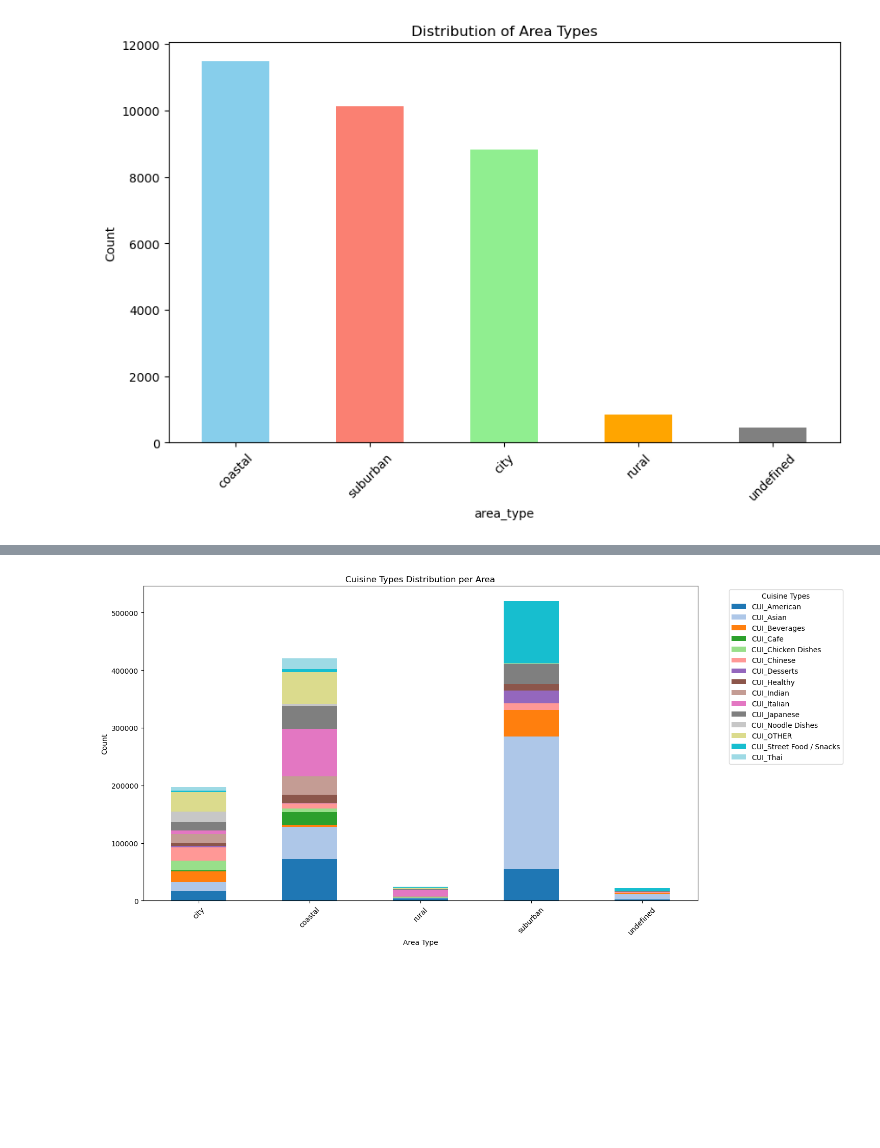
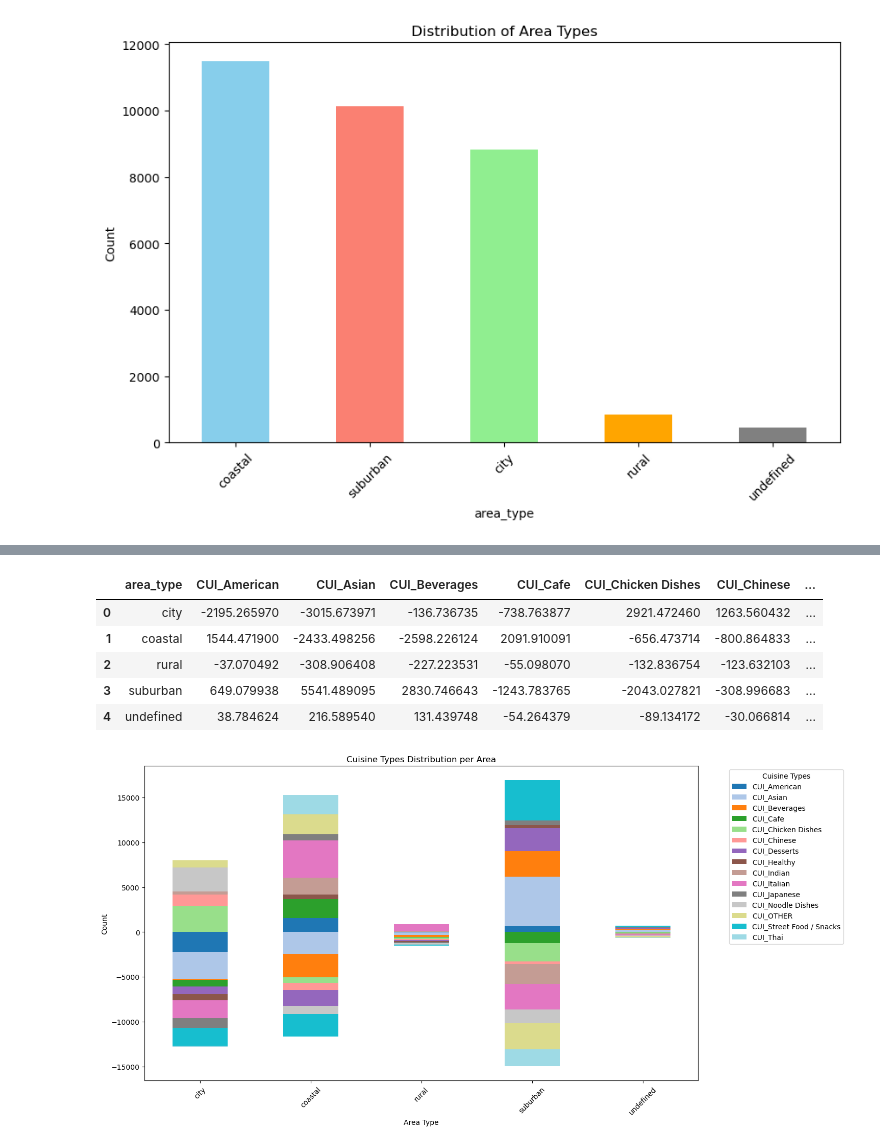
Before and after one commit to Benerugg/DM_Group50, a Jupyter notebook: src/notebooks/ZipCodes.ipynb, the cells around one changed output, grey strips where cells are left out. Saved outputs shown, nothing was run; the diff lists cells and outputs as text; code cells hidden in the pictures; blank space fills up the shorter version.

Commit message:
Caclulations with scaled data

```diff
--- a/src/notebooks/ZipCodes.ipynb
+++ b/src/notebooks/ZipCodes.ipynb
@@ -237,0 +239,14 @@ df_with_areas
+# %%
+from sklearn.preprocessing import StandardScaler
+
+# Select numerical columns to scale
+numerical_columns = df.select_dtypes(include=['int64', 'float64']).columns
+
+# Initialize the scaler
+scaler = StandardScaler()
+
+# Scale the numerical columns
+df[numerical_columns] = scaler.fit_transform(df[numerical_columns])
+
+# Display the scaled dataframe
+df.head()
@@ -295,20 +311,29 @@ plt.show()
 # %%
 # Calculate the sum of each cuisine type per area
 cuisine_columns = [col for col in df.columns if col.startswith('CUI_')]
 cuisine_per_area = df.groupby('area_type')[cuisine_columns].sum()
 
 # Plot the cuisine types per area
 cuisine_per_area.plot(kind='bar', stacked=True, figsize=(14, 8), colormap='tab20')
 plt.title('Cuisine Types Distribution per Area')
 plt.xlabel('Area Type')
 plt.ylabel('Count')
 plt.xticks(rotation=45)
 plt.legend(title='Cuisine Types', bbox_to_anchor=(1.05, 1), loc='upper left', ncol=2)
 plt.xticks(rotation=45)
 plt.legend(title='Cuisine Types', bbox_to_anchor=(1.05, 1), loc='upper left')
-plt.show()
+# Create a table for cuisine types per area
+cuisine_per_area_table = cuisine_per_area.reset_index()
+cuisine_per_area_table.columns = ['area_type'] + cuisine_columns
+cuisine_per_area_table
 # %% [output]
+|  | area_type | CUI_American | CUI_Asian | CUI_Beverages | CUI_Cafe | CUI_Chicken Dishes | CUI_Chinese | ... |
+| 0 | city | -2195.265970 | -3015.673971 | -136.736735 | -738.763877 | 2921.472460 | 1263.560432 | ... |
+| 1 | coastal | 1544.471900 | -2433.498256 | -2598.226124 | 2091.910091 | -656.473714 | -800.864833 | ... |
+| 2 | rural | -37.070492 | -308.906408 | -227.223531 | -55.098070 | -132.836754 | -123.632103 | ... |
+| 3 | suburban | 649.079938 | 5541.489095 | 2830.746643 | -1243.783765 | -2043.027821 | -308.996683 | ... |
+| 4 | undefined | 38.784624 | 216.589540 | 131.439748 | -54.264379 | -89.134172 | -30.066814 | ... |
-[figure, old version]
+[figure, new version]
 # %%
 # Calculate the sum of orders for each day of the week per area
 days_of_week = [f'DOW_{i}' for i in range(7)]
```
Also changed, not shown: parts of 8 cells of this notebook.
